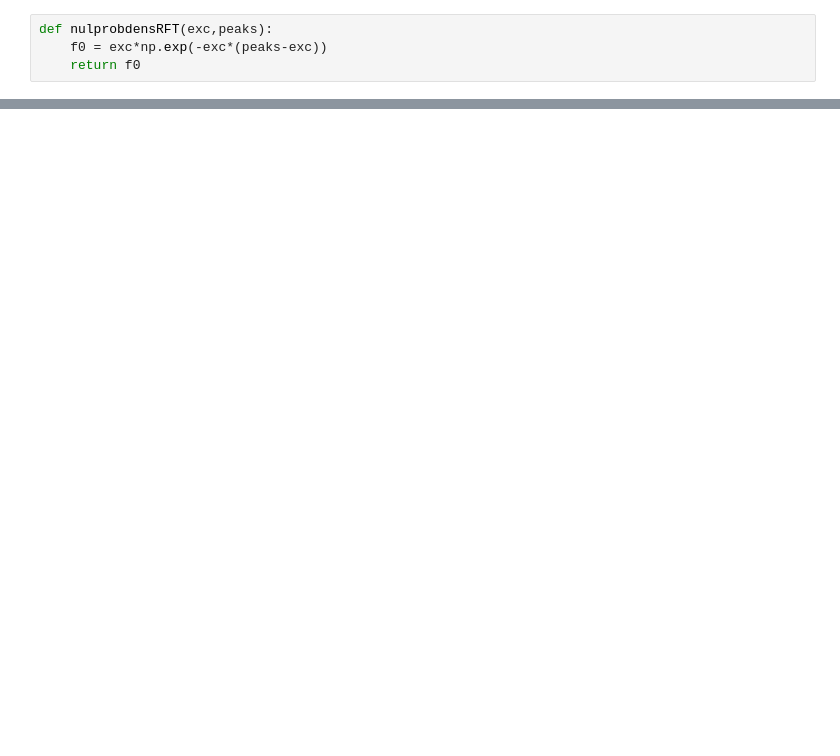
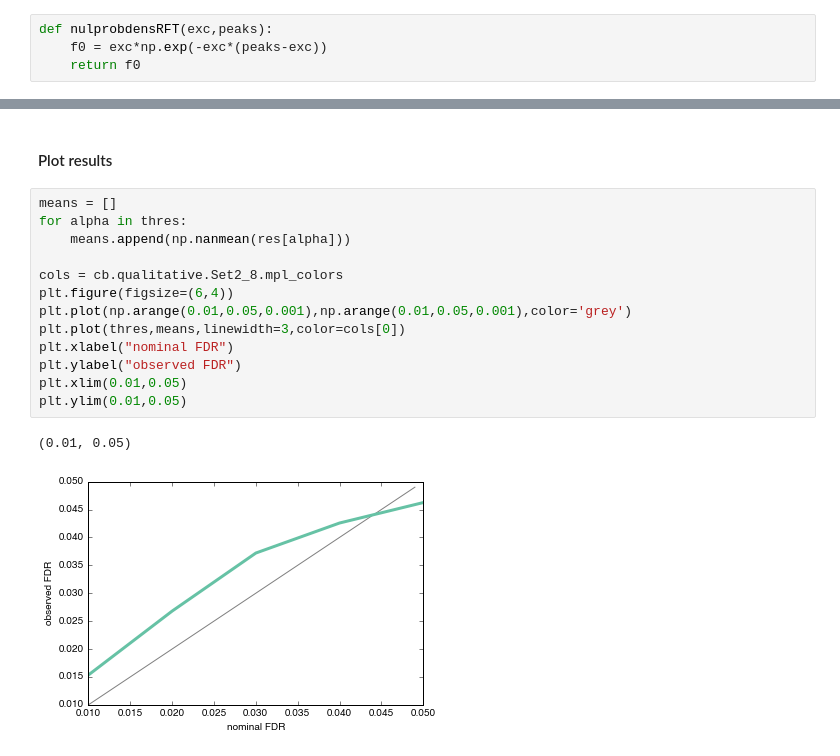
Before and after one commit to jokedurnez/neuropower_extended, a Jupyter notebook: peakdistribution/FDRcontrol_with_RFT.ipynb, the cells around one changed output, grey strips where cells are left out. Saved outputs shown, nothing was run; the diff lists cells and outputs as text; blank space fills up the shorter version.

```diff
--- a/peakdistribution/FDRcontrol_with_RFT.ipynb
+++ b/peakdistribution/FDRcontrol_with_RFT.ipynb
@@ -109,0 +110,18 @@ plt.plot(thres,means)
+# %% [markdown]
+#### Plot results
+# %%
+means = []
+for alpha in thres:
+    means.append(np.nanmean(res[alpha]))
+
+cols = cb.qualitative.Set2_8.mpl_colors
+plt.figure(figsize=(6,4))
+plt.plot(np.arange(0.01,0.05,0.001),np.arange(0.01,0.05,0.001),color='grey')
+plt.plot(thres,means,linewidth=3,color=cols[0])
+plt.xlabel("nominal FDR")
+plt.ylabel("observed FDR")
+plt.xlim(0.01,0.05)
+plt.ylim(0.01,0.05)
+# %% [output]
+(0.01, 0.05)
+[figure, added]
```
Also changed, not shown: parts of 8 cells of this notebook, 2 other files.
